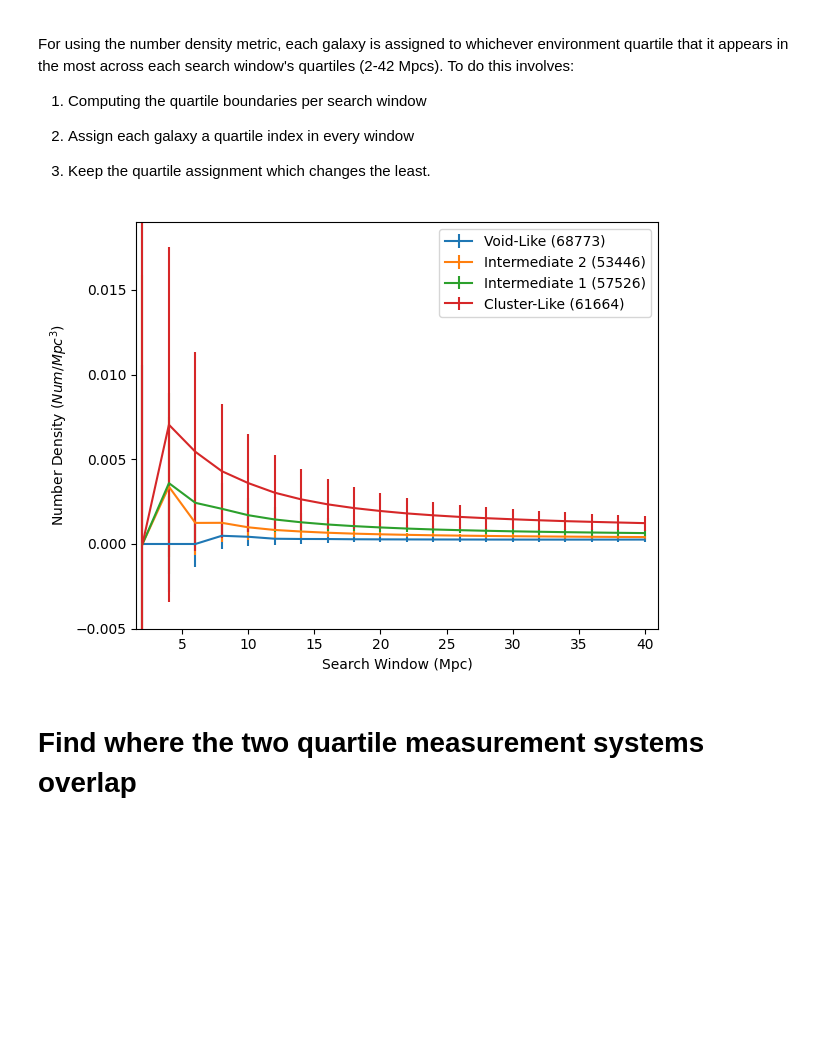
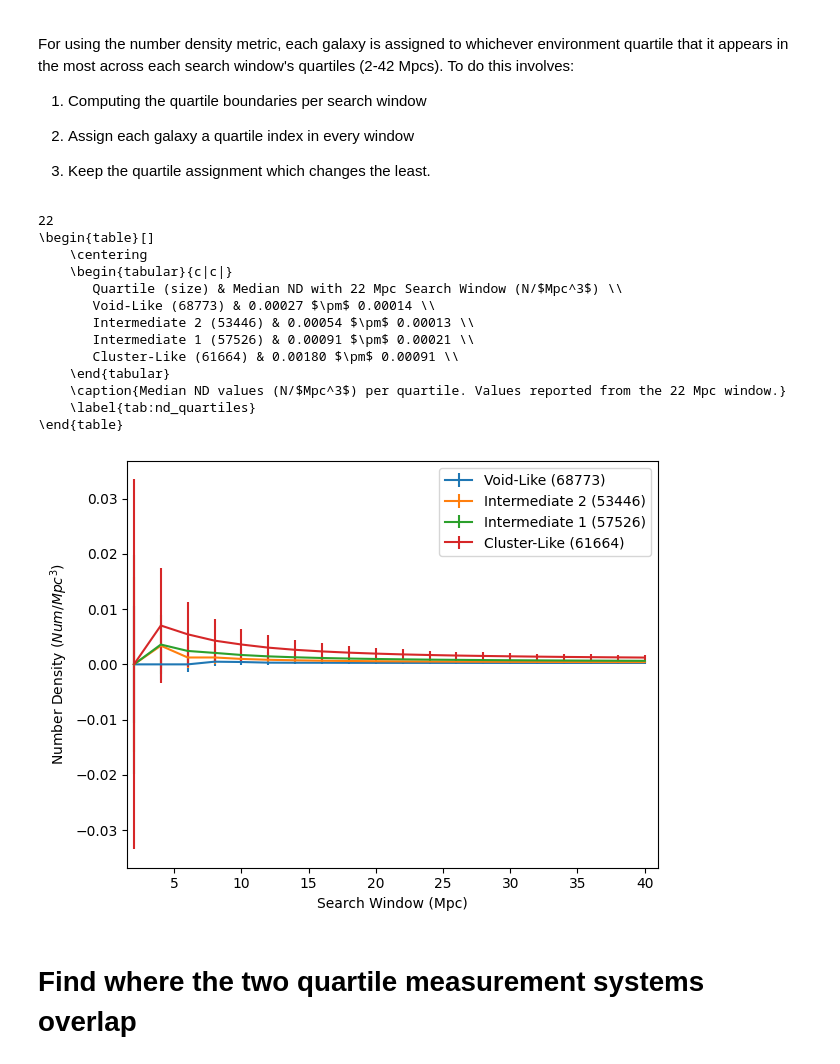
Before and after one commit to maraMaraschino/capstone-project, a Jupyter notebook: Notebooks/data_cuts_notebook.ipynb, the cells around one changed output. Saved outputs shown, nothing was run; the diff lists cells and outputs as text; code cells hidden in the pictures; blank space fills up the shorter version.

```diff
--- a/Notebooks/data_cuts_notebook.ipynb
+++ b/Notebooks/data_cuts_notebook.ipynb
@@ -321,7 +333,7 @@ For using the number density metric, each galaxy is assigned to whichever enviro
 
 3. Keep the quartile assignment which changes the least.
 # %%
-def density_quartiles(density_vals):
+def density_quartiles(density_vals, value="mode", print_table=False):
     radii = np.arange(2, 42, 2)
 
     q1, q2, q3 = np.percentile(density_vals, [25, 50, 75], axis=0)
@@ -330,43 +342,99 @@ def density_quartiles(density_vals):
     quartile_index = np.zeros_like(density_vals, dtype=np.int8)
 
     quartile_index[density_vals <= q1] = 0
     quartile_index[(density_vals > q1) & (density_vals <= q2)] = 1
     quartile_index[(density_vals > q2) & (density_vals <= q3)] = 2
     quartile_index[(density_vals > q3)] = 3
 
-    mode_quartile = mode(quartile_index, axis=1, keepdims=False).mode
-    mode_quartile = mode_quartile.astype(int)
+    if value == "mode":
+        mode_quartile = mode(quartile_index, axis=1, keepdims=False).mode
+        mode_quartile = mode_quartile.astype(int)
 
-    q1_mask = mode_quartile == 0
-    q2_mask = mode_quartile == 1
-    q3_mask = mode_quartile == 2
-    q4_mask = mode_quartile == 3
+        q1_mask = mode_quartile == 0
+        q2_mask = mode_quartile == 1
+        q3_mask = mode_quartile == 2
+        q4_mask = mode_quartile == 3
+
+    elif value == "median":
+        median_quartile = np.median(quartile_index, axis=1)
+        median_quartile = median_quartile.astype(int)
+
+        q1_mask = median_quartile == 0
+        q2_mask = median_quartile == 1
+        q3_mask = median_quartile == 2
+        q4_mask = median_quartile == 3
+
+    elif value == "mean":
+        mean_quartile = np.mean(quartile_index, axis=1)
+        mean_quartile = mean_quartile.astype(int)
+
+        q1_mask = mean_quartile == 0
+        q2_mask = mean_quartile == 1
+        q3_mask = mean_quartile == 2
+        q4_mask = mean_quartile == 3
 
     quartile_masks = [q1_mask, q2_mask, q3_mask, q4_mask]
+
+    if print_table:
+        mid = len(radii)//2
+        print(radii[mid])
+        print("\\begin{table}[]")
+        print("    \\centering")
+        print("    \\begin{tabular}{c|c|}")
+        print("       Quartile (size) & Median ND with 22 Mpc Search Window (N/$Mpc^3$) \\\\")
 
     for i, mask in enumerate(quartile_masks):
         q_label = q_labels[i]
         subset  = density_vals[mask]
-        #mean    = np.mean(subset, axis=0)
         median  = np.median(subset, axis=0)
         std     = np.std(subset, axis=0)
         num     = len(subset)
 
+        if print_table:
+            print(f"       {q_label} ({num}) & {median[mid]:.5f} $\\pm$ {std[mid]:.5f} \\\\")
         plt.errorbar(radii, median, yerr=std, label=f"{q_label} ({num})")
+
+    if print_table:
+        print("    \\end{tabular}")
+        print("    \\caption{Median ND values (N/$Mpc^3$) per quartile. Values reported from the 22 Mpc window.}")
+        print("    \\label{tab:nd_quartiles}")
+        print("\\end{table}")
+        print()
+
     plt.xlim(left=1.5, right=41)
-    plt.ylim(-0.005, 0.019)
+    #plt.ylim(-0.005, 0.019)
     plt.legend()
     plt.xlabel("Search Window (Mpc)")
     plt.ylabel(r"Number Density ($Num/Mpc^3$)")
     plt.tight_layout()
     plt.show()
 
     return quartile_masks, q_labels
 
 
-den_quartile_masks, den_q_labels = density_quartiles(density_vals)
+den_quartile_masks, den_q_labels = density_quartiles(density_vals, "mode", print_table=True)
+
+[den_q1, den_q2, den_q3, den_q4] = den_quartile_masks
+index_den = np.full(len(density_vals), -1)
+index_den[den_q1] = 0
+index_den[den_q2] = 1
+index_den[den_q3] = 2
+index_den[den_q4] = 3
 # %% [output]
+22
+\begin{table}[]
+    \centering
+    \begin{tabular}{c|c|}
+       Quartile (size) & Median ND with 22 Mpc Search Window (N/$Mpc^3$) \\
+       Void-Like (68773) & 0.00027 $\pm$ 0.00014 \\
+       Intermediate 2 (53446) & 0.00054 $\pm$ 0.00013 \\
+       Intermediate 1 (57526) & 0.00091 $\pm$ 0.00021 \\
+       Cluster-Like (61664) & 0.00180 $\pm$ 0.00091 \\
+    \end{tabular}
+    \caption{Median ND values (N/$Mpc^3$) per quartile. Values reported from the 22 Mpc window.}
+    \label{tab:nd_quartiles}
+\end{table}
-[figure, old version]
+[figure, new version]
 # %% [markdown]
 # Find where the two quartile measurement systems overlap
 # %%
```
Also changed, not shown: parts of 15 cells of this notebook, 1 other file.
